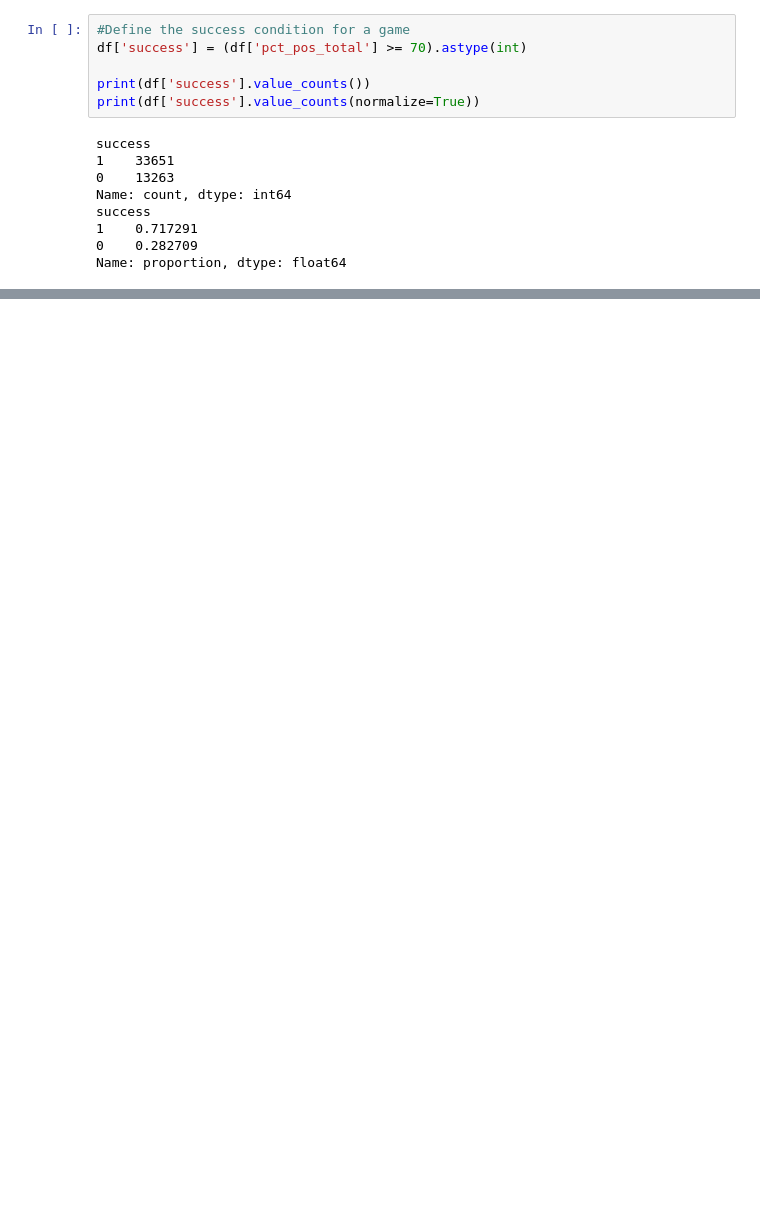
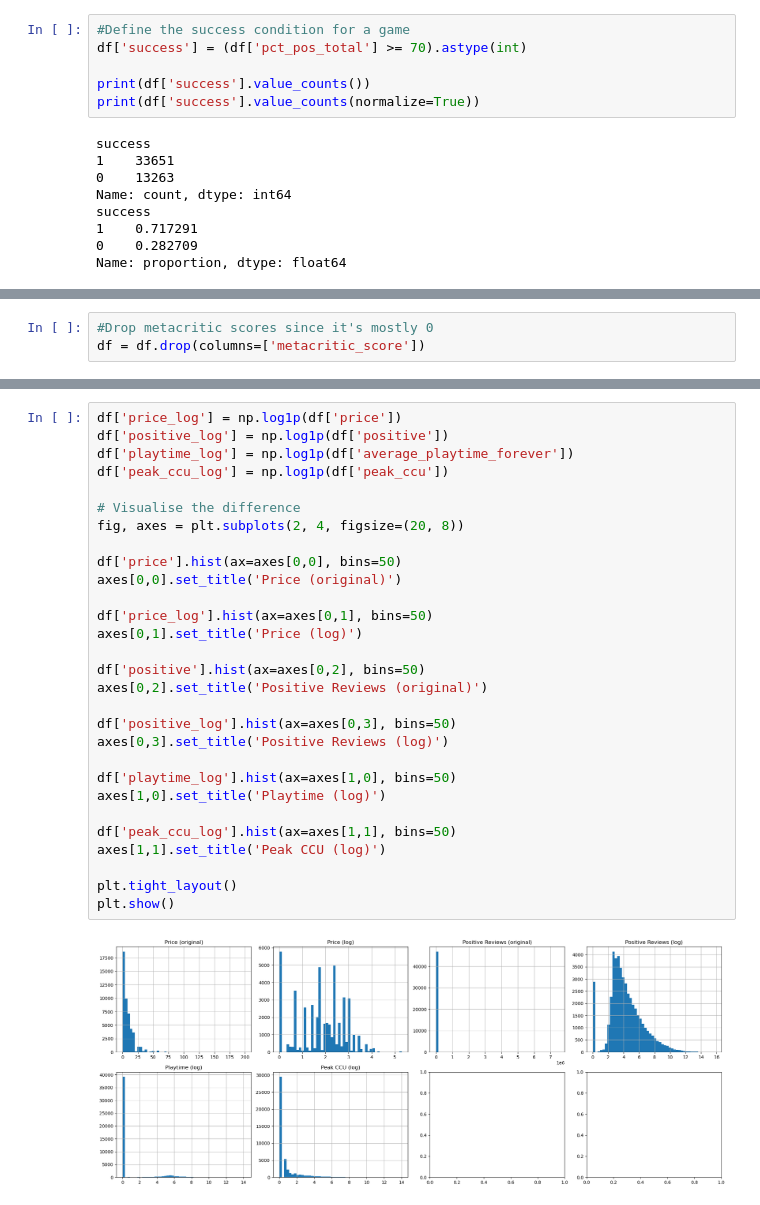
Before and after one commit to AhmadBeyruni299/steam-game-success-predictor, a Jupyter notebook: Untitled.ipynb, the cells around one changed output, grey strips where cells are left out. Cells and saved outputs as stored; diff of their text form; blank space fills up the shorter version.

```diff
--- a/Untitled.ipynb
+++ b/Untitled.ipynb
@@ -166,0 +177,3 @@ Name: proportion, dtype: float64
+# %%
+#Drop metacritic scores since it's mostly 0
+df = df.drop(columns=['metacritic_score'])
@@ -166,0 +201,31 @@ Name: proportion, dtype: float64
+# %%
+df['price_log'] = np.log1p(df['price'])
+df['positive_log'] = np.log1p(df['positive'])
+df['playtime_log'] = np.log1p(df['average_playtime_forever'])
+df['peak_ccu_log'] = np.log1p(df['peak_ccu'])
+
+# Visualise the difference
+fig, axes = plt.subplots(2, 4, figsize=(20, 8))
+
+df['price'].hist(ax=axes[0,0], bins=50)
+axes[0,0].set_title('Price (original)')
+
+df['price_log'].hist(ax=axes[0,1], bins=50)
+axes[0,1].set_title('Price (log)')
+
+df['positive'].hist(ax=axes[0,2], bins=50)
+axes[0,2].set_title('Positive Reviews (original)')
+
+df['positive_log'].hist(ax=axes[0,3], bins=50)
+axes[0,3].set_title('Positive Reviews (log)')
+
+df['playtime_log'].hist(ax=axes[1,0], bins=50)
+axes[1,0].set_title('Playtime (log)')
+
+df['peak_ccu_log'].hist(ax=axes[1,1], bins=50)
+axes[1,1].set_title('Peak CCU (log)')
+
+plt.tight_layout()
+plt.show()
+# %% [output]
+[figure, added]
```
Also changed, not shown: parts of 37 cells of this notebook.
